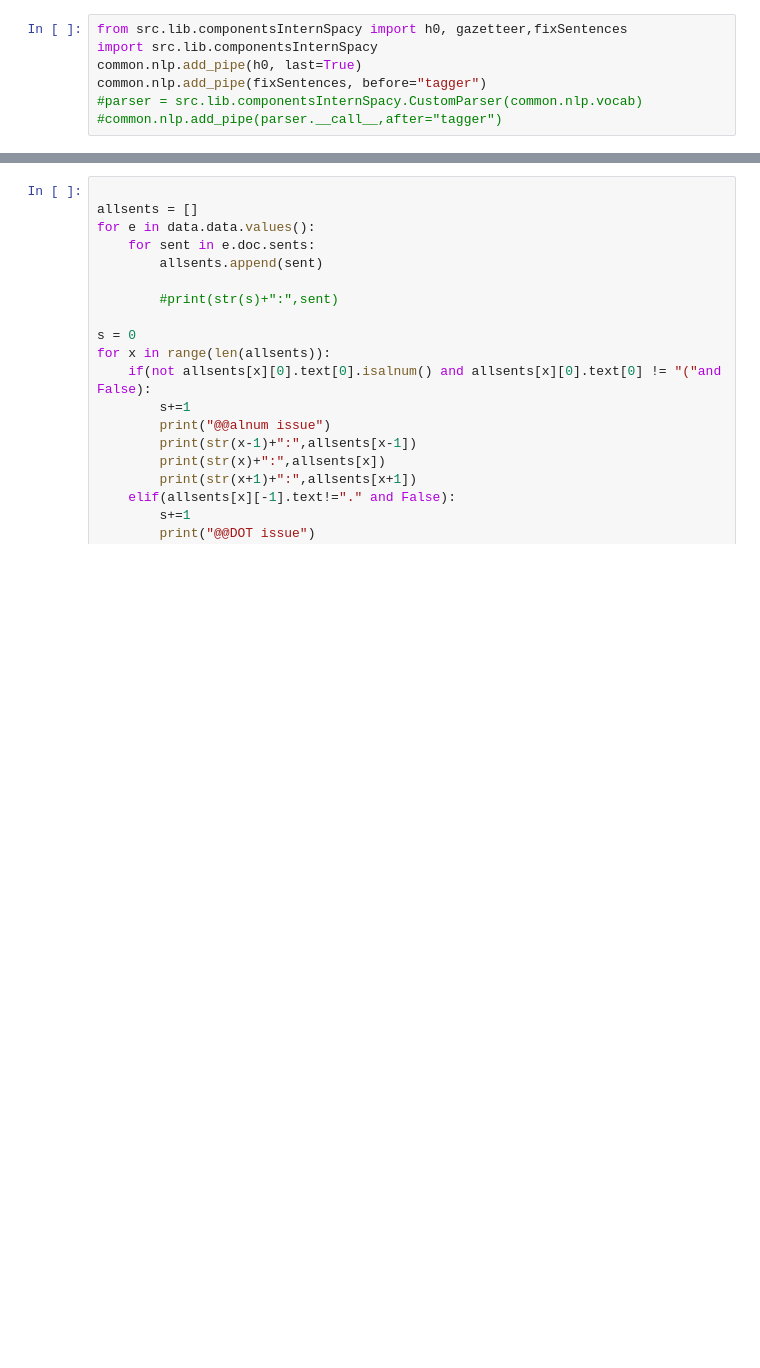
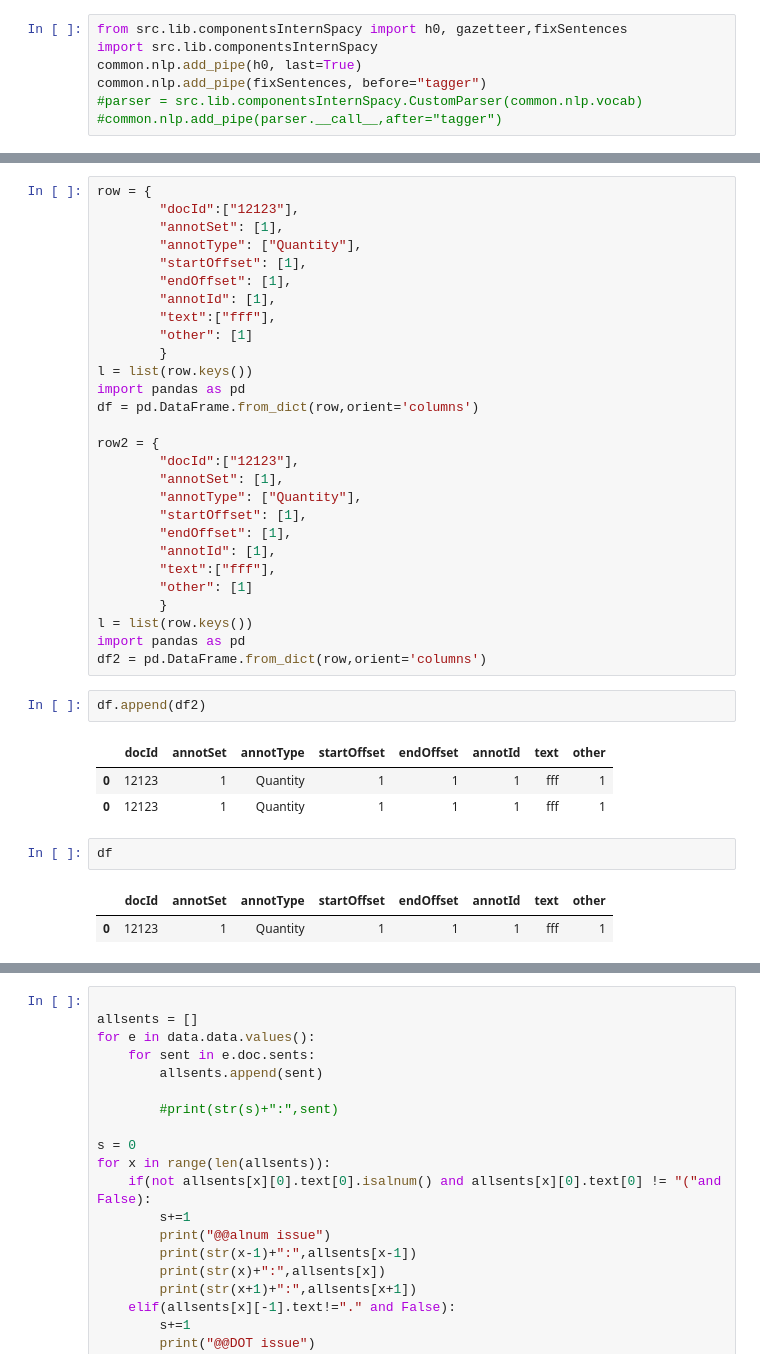
Before and after one commit to bentherien/measevalcompetition, a Jupyter notebook: measeval-update.ipynb, the cells around one changed output, grey strips where cells are left out. Saved outputs shown, nothing was run; the diff lists cells and outputs as text; blank space fills up the shorter version.

```diff
--- a/measeval-update.ipynb
+++ b/measeval-update.ipynb
@@ -93,0 +198,39 @@ Compromise range: (268,275)
+# %%
+row = {
+        "docId":["12123"],
+        "annotSet": [1],
+        "annotType": ["Quantity"],
+        "startOffset": [1],
+        "endOffset": [1],
+        "annotId": [1],
+        "text":["fff"],
+        "other": [1]
+        }
+l = list(row.keys())
+import pandas as pd
+df = pd.DataFrame.from_dict(row,orient='columns')
+
+row2 = {
+        "docId":["12123"],
+        "annotSet": [1],
+        "annotType": ["Quantity"],
+        "startOffset": [1],
+        "endOffset": [1],
+        "annotId": [1],
+        "text":["fff"],
+        "other": [1]
+        }
+l = list(row.keys())
+import pandas as pd
+df2 = pd.DataFrame.from_dict(row,orient='columns')
+# %%
+df.append(df2)
+# %% [output]
+|  | docId | annotSet | annotType | startOffset | endOffset | annotId | text | other |
+| 0 | 12123 | 1 | Quantity | 1 | 1 | 1 | fff | 1 |
+| 0 | 12123 | 1 | Quantity | 1 | 1 | 1 | fff | 1 |
+# %%
+df
+# %% [output]
+|  | docId | annotSet | annotType | startOffset | endOffset | annotId | text | other |
+| 0 | 12123 | 1 | Quantity | 1 | 1 | 1 | fff | 1 |
```
Also changed, not shown: parts of 21 cells of this notebook, 23 other files.
